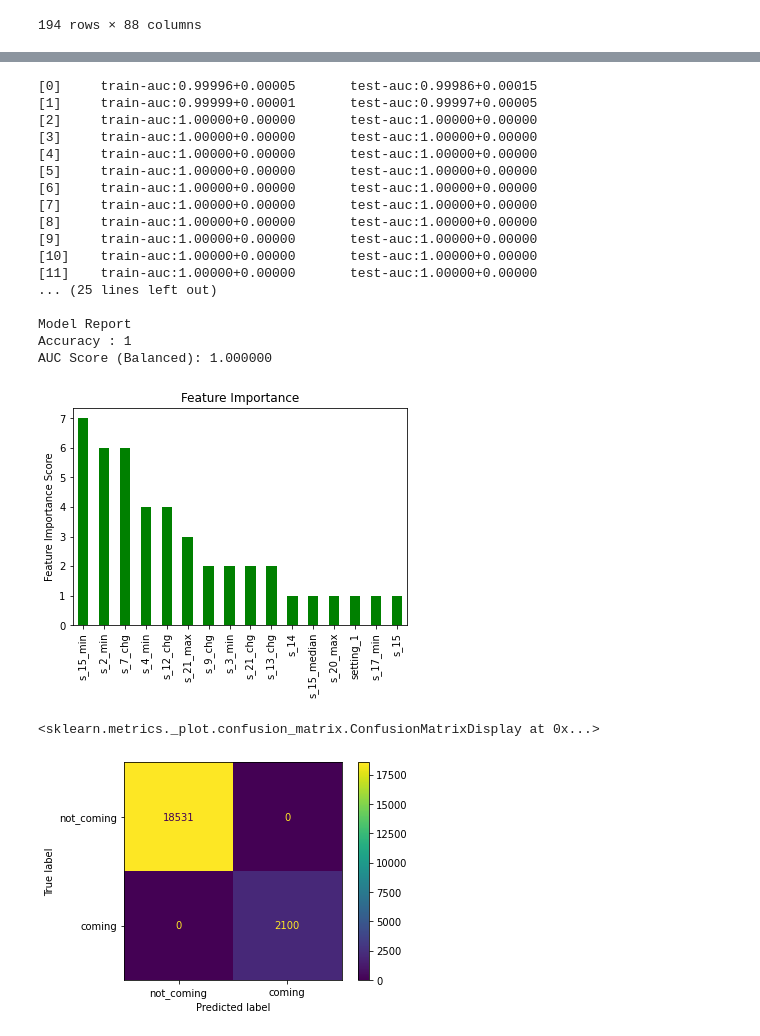
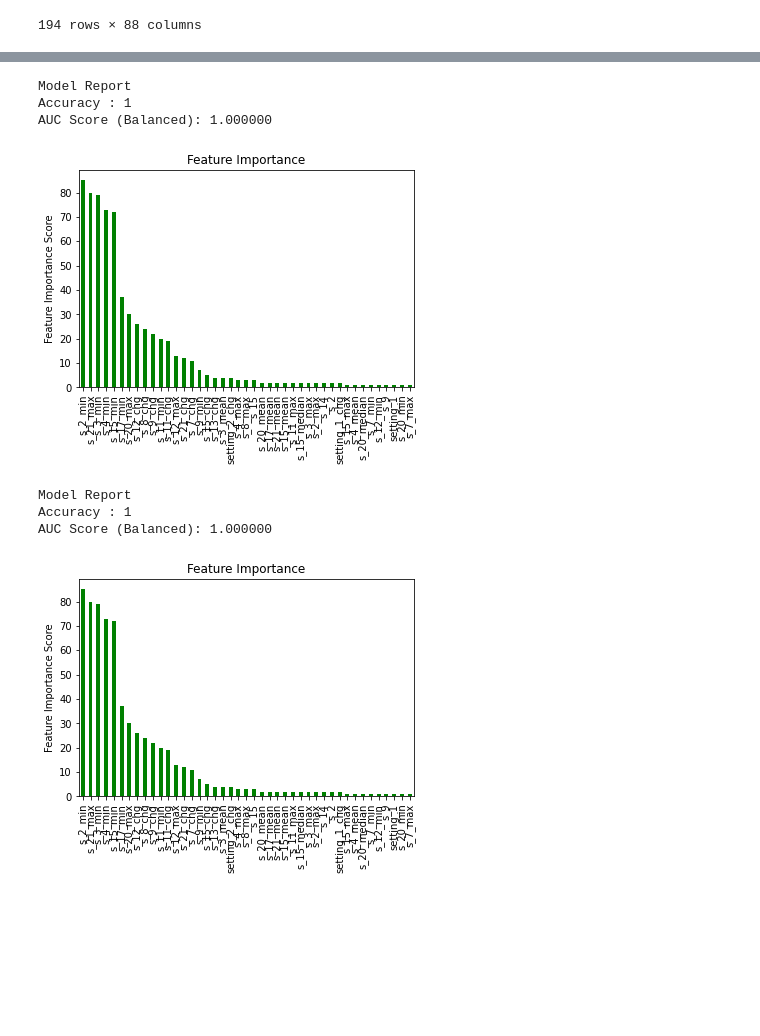
Before and after one commit to johnhhu2020/XGBoost-in-Predictive-Maintenance, a Jupyter notebook: XX%_PaperCO_MachineLearning (XGBoost tuning studying).ipynb, the cells around one changed output, grey strips where cells are left out. Drawn from its saved outputs; the diff is of its cells as text; code cells hidden in the pictures; blank space fills up the shorter version.

```diff
--- a/XX%_PaperCO_MachineLearning (XGBoost tuning studying).ipynb
+++ b/XX%_PaperCO_MachineLearning (XGBoost tuning studying).ipynb
@@ -1011,47 +993,35 @@ xgb_1 = XGBClassifier(
  scale_pos_weight=1,
  seed=27)
 #modelfit(xgb1, train, predictors)
-# %%
-##########
-
-evaluate_model(xgb_1, independent, dependent, features,    early_stopping_rounds=30)   ###### IBM Case
-###   modelfit(xgb1, independent, dependent, features,   useTrainCV=False,  cv_folds=5, early_stopping_rounds=10)  #100
-
-# evaluate_model(xgb1, X_res, y_res,features,    early_stopping_rounds=100)
-# evaluate_model(xgb1, X, y,features,    early_stopping_rounds=100)
-# %% [output]
-[0]     train-auc:0.99996+0.00005       test-auc:0.99986+0.00015
-[1]     train-auc:0.99999+0.00001       test-auc:0.99997+0.00005
-[2]     train-auc:1.00000+0.00000       test-auc:1.00000+0.00000
-[3]     train-auc:1.00000+0.00000       test-auc:1.00000+0.00000
-[4]     train-auc:1.00000+0.00000       test-auc:1.00000+0.00000
-[5]     train-auc:1.00000+0.00000       test-auc:1.00000+0.00000
-[6]     train-auc:1.00000+0.00000       test-auc:1.00000+0.00000
-[7]     train-auc:1.00000+0.00000       test-auc:1.00000+0.00000
-[8]     train-auc:1.00000+0.00000       test-auc:1.00000+0.00000
-[9]     train-auc:1.00000+0.00000       test-auc:1.00000+0.00000
-[10]    train-auc:1.00000+0.00000       test-auc:1.00000+0.00000
-[11]    train-auc:1.00000+0.00000       test-auc:1.00000+0.00000
-... (25 lines left out)
-
-Model Report
-Accuracy : 1
-AUC Score (Balanced): 1.000000
-[figure, removed]
+# %%
+##########  WRONG  wrong  WRONG  wrong  WRONG  wrong  WRONG  wrong  WRONG  wrong  WRONG  wrong  WRONG  wrong  WRONG  wrong  WRONG  wrong
+
+model_fit(xgb_1, independent, dependent, features,    early_stopping_rounds=100)   ###### IBM Case
+# %% [output]
+Model Report
+Accuracy : 1
+AUC Score (Balanced): 1.000000
+[figure, added]
+# %%
+##########  WRONG  wrong  WRONG  wrong  WRONG  wrong  WRONG  wrong  WRONG  wrong  WRONG  wrong  WRONG  wrong  WRONG  wrong  WRONG  wrong
+
+model_fit(xgb_1, independent, dependent, features)   ###### IBM Case
+# %% [output]
+Model Report
+Accuracy : 1
+AUC Score (Balanced): 1.000000
+[figure, added]
 # %%
-########################################################################################
-
-from sklearn.metrics import plot_confusion_matrix
-
-plot_confusion_matrix(xgb0,
-                      X,
-                      y,
-                      values_format='d',
-                      display_labels=["not_coming","coming"]
-)
+### ########################################################################################
+###
+### from sklearn.metrics import plot_confusion_matrix
+###
+### plot_confusion_matrix(xgb0,
+###                       X,
+###                       y,
+###                       values_format='d',
+###                       display_labels=["not_coming","coming"]
+### )
-# %% [output]
-<sklearn.metrics._plot.confusion_matrix.ConfusionMatrixDisplay at 0x...>
-[figure, removed]
 # %%
 from sklearn.model_selection import GridSearchCV
 
```
Also changed, not shown: parts of 24 cells of this notebook.
